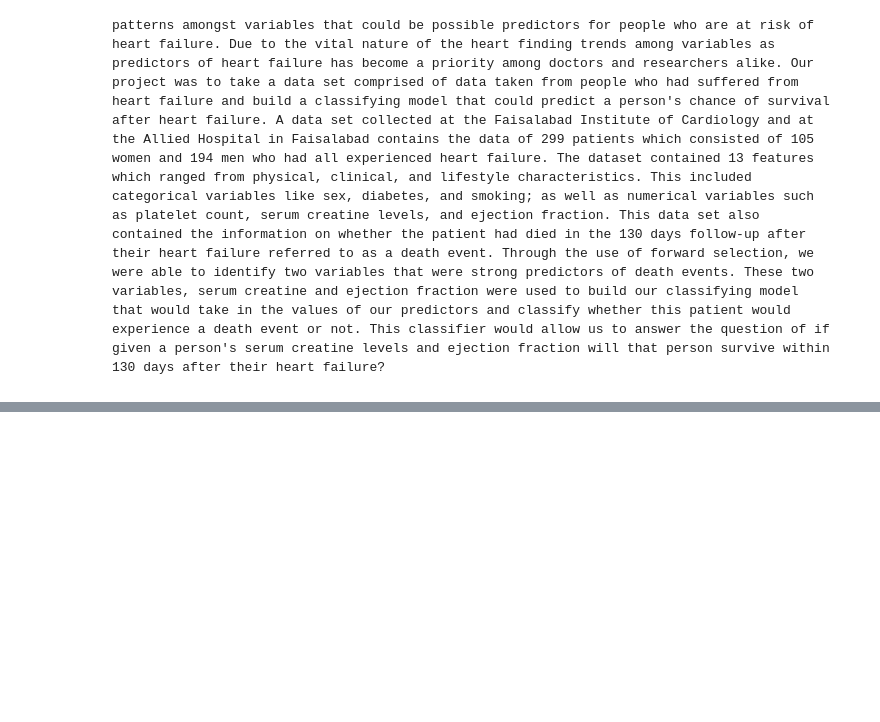
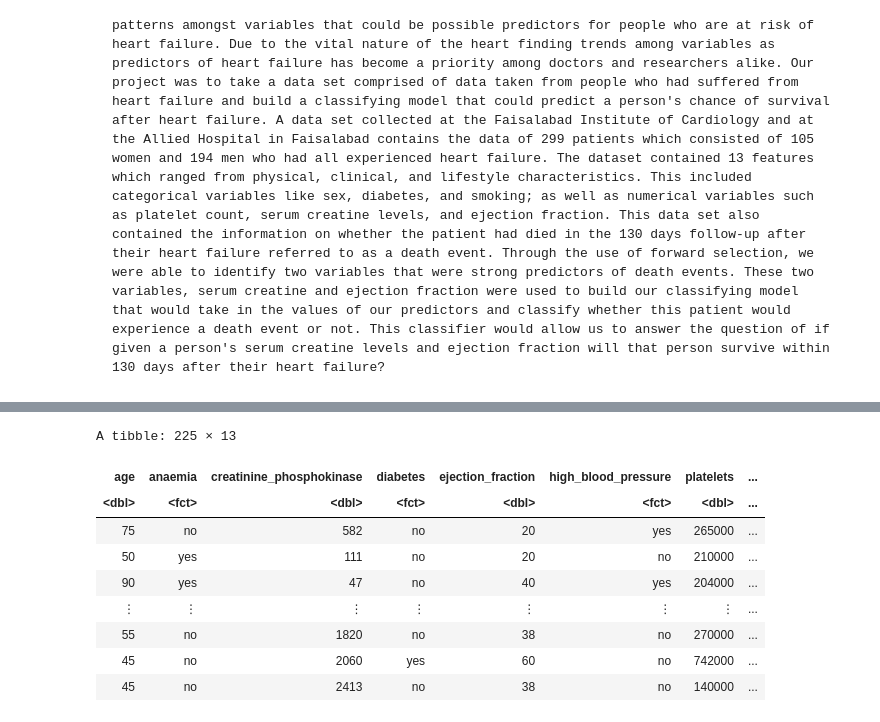
Before and after one commit to agoel25/Heart-Failure-Classifier, a Jupyter notebook: final_report.ipynb, the cells around one changed output, grey strips where cells are left out. Saved outputs shown, nothing was run; the diff lists cells and outputs as text; code cells hidden in the pictures; blank space fills up the shorter version.

```diff
--- a/final_report.ipynb
+++ b/final_report.ipynb
@@ -6,0 +40,21 @@
+# %%
+#reads in data as well as turns relevant double columns into factors
+url <- "https://archive.ics.uci.edu/ml/machine-learning-databases/00519/heart_failure_clinical_records_dataset.csv"
+
+# tranforms the data variables which need to factors into the factor datatype
+heart_data <- read_csv(url)%>%
+    mutate(sex = as_factor(sex))%>%
+    mutate(smoking = as_factor(smoking))%>%
+    mutate(DEATH_EVENT = as_factor(DEATH_EVENT))%>%
+    mutate(high_blood_pressure = as_factor(high_blood_pressure))%>%
+    mutate(diabetes = as_factor(diabetes))%>%
+    mutate(anaemia= as_factor(anaemia))
+
+
+#creates factor levels for columns that make sense with column name, not just 0 and 1
+levels(heart_data$sex) <- c("female","male")
+levels(heart_data$smoking) <- c("no","yes")
+levels(heart_data$DEATH_EVENT) <- c("died","survived")
+levels(heart_data$high_blood_pressure) <- c("no","yes")
+levels(heart_data$diabetes) <- c("no","yes")
+levels(heart_data$anaemia) <- c("no","yes")
@@ -6,0 +78,18 @@
+# %%
+#splits the data into training and testing data
+heart_data_split <- initial_split(heart_data, prop = .75, strata = DEATH_EVENT)
+heart_train <- training(heart_data_split)
+heart_test <- testing(heart_data_split)
+
+heart_train
+# %% [output]
+A tibble: 225 × 13
+| age | anaemia | creatinine_phosphokinase | diabetes | ejection_fraction | high_blood_pressure | platelets | ... |
+| <dbl> | <fct> | <dbl> | <fct> | <dbl> | <fct> | <dbl> | ... |
+| 75 | no | 582 | no | 20 | yes | 265000 | ... |
+| 50 | yes | 111 | no | 20 | no | 210000 | ... |
+| 90 | yes | 47 | no | 40 | yes | 204000 | ... |
+| ⋮ | ⋮ | ⋮ | ⋮ | ⋮ | ⋮ | ⋮ | ... |
+| 55 | no | 1820 | no | 38 | no | 270000 | ... |
+| 45 | no | 2060 | yes | 60 | no | 742000 | ... |
+| 45 | no | 2413 | no | 38 | no | 140000 | ... |
```
Also changed, not shown: parts of 14 cells of this notebook.
